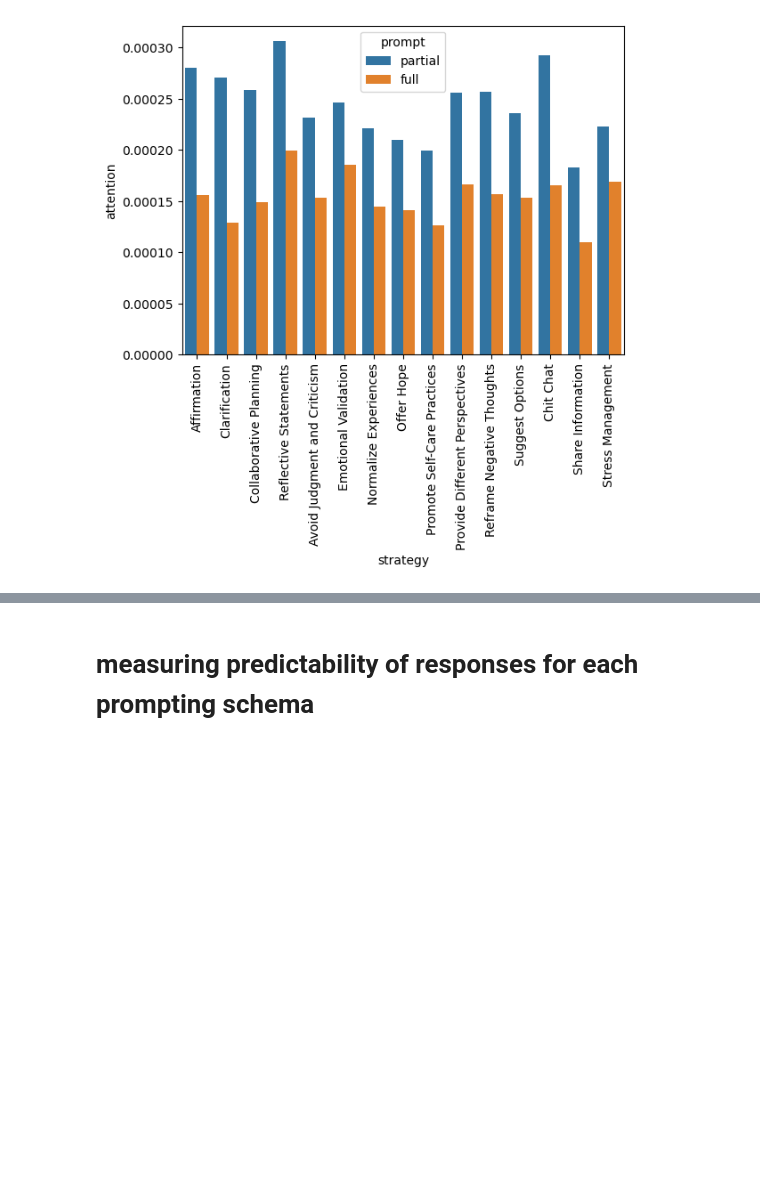
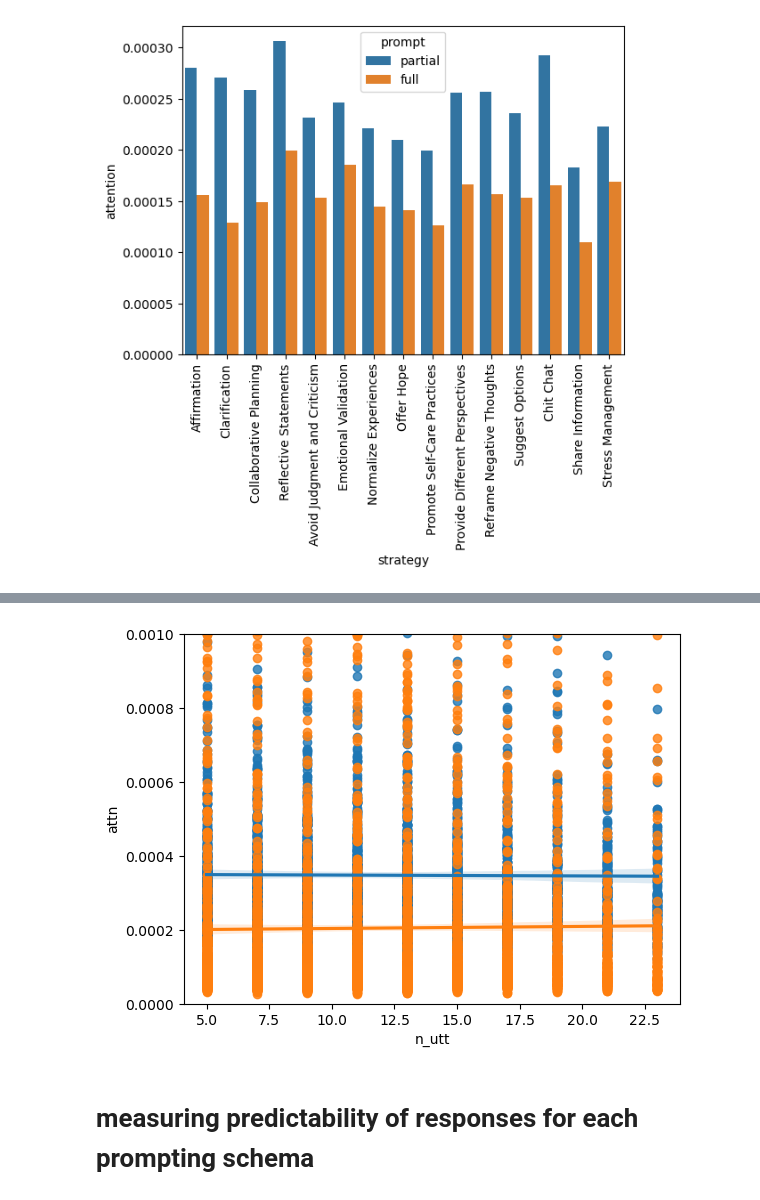
Before and after one commit to navidmdn/ESCConv-common, a Jupyter notebook: prompting/strategy_following_comparison.ipynb, the cells around one changed output, grey strips where cells are left out. Cells and saved outputs as stored; diff of their text form; code cells hidden in the pictures; blank space fills up the shorter version.

```diff
--- a/prompting/strategy_following_comparison.ipynb
+++ b/prompting/strategy_following_comparison.ipynb
@@ -111,3 +201,10 @@ plt.show()
+# %%
+sns.regplot(data=partial_df, x='n_utt', y='attn')
+sns.regplot(data=full_df, x='n_utt', y='attn')
+plt.ylim(0, 0.001)
+plt.show()
+# %% [output]
+[figure, added]
 # %% [markdown]
 # measuring predictability of responses for each prompting schema
 # %% [markdown]
```
Also changed, not shown: parts of 11 cells of this notebook, 4 other files.
